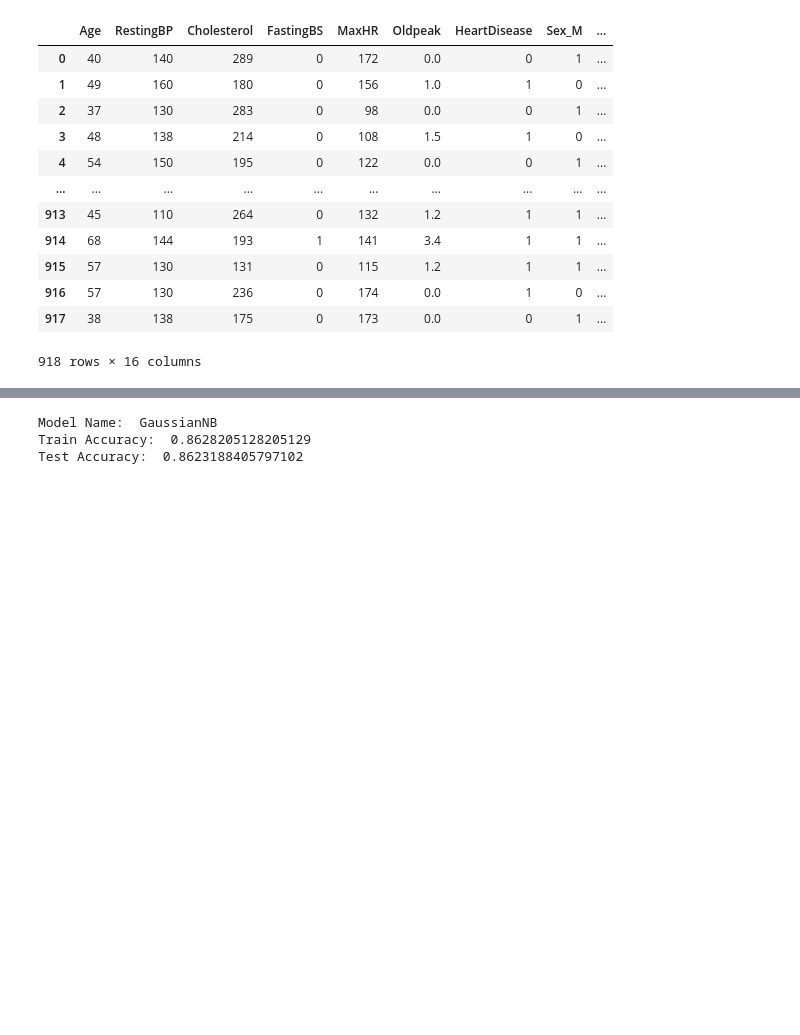
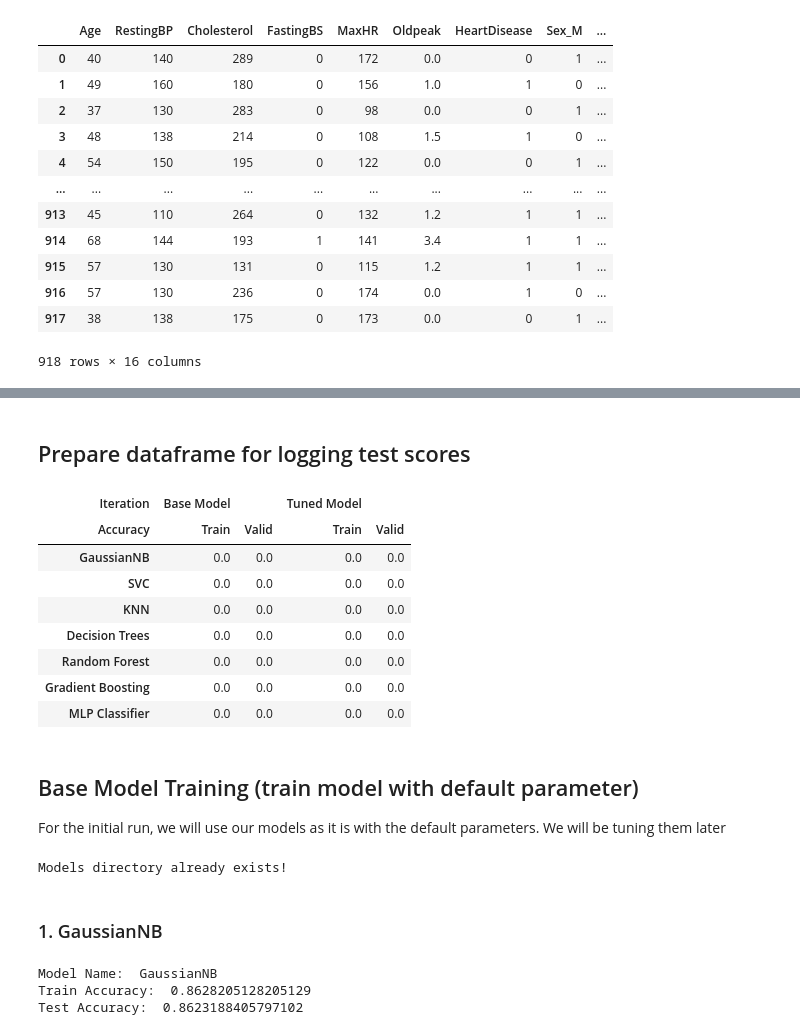
Before and after one commit to SupreetSinghDhillon/Heart-diease-Prediction, a Jupyter notebook: 03. Machine Learning.ipynb, the cells around one changed output, grey strips where cells are left out. Drawn from its saved outputs; the diff is of its cells as text; code cells hidden in the pictures; blank space fills up the shorter version.

```diff
--- a/03. Machine Learning.ipynb
+++ b/03. Machine Learning.ipynb
@@ -147,7 +121,0 @@ model = GaussianNB()
-# %%
-# Train model
-train_model(model, "GaussianNB", X_train_scaled, y_train, X_test_scaled, y_test)
-# %% [output]
-Model Name:  GaussianNB
-Train Accuracy:  0.8628205128205129
-Test Accuracy:  0.8623188405797102
@@ -153,0 +131,32 @@ Test Accuracy:  0.8623188405797102
+# %% [markdown]
+## Prepare dataframe for logging test scores
+# %%
+iterables = [['Base Model', 'Tuned Model'],['Train', 'Valid']]
+multi = pd.MultiIndex.from_product(iterables, names=['Iteration', 'Accuracy'])
+scores = pd.DataFrame(np.zeros(7*4).reshape(7,4),
+                      index = ['GaussianNB',  'SVC', 'KNN', 'Decision Trees', 'Random Forest', 'Gradient Boosting',
+                              'MLP Classifier'],
+                      columns=multi)
+scores
+# %% [output]
+| Iteration | Base Model |  | Tuned Model |  |
+| Accuracy | Train | Valid | Train | Valid |
+| GaussianNB | 0.0 | 0.0 | 0.0 | 0.0 |
+| SVC | 0.0 | 0.0 | 0.0 | 0.0 |
+| KNN | 0.0 | 0.0 | 0.0 | 0.0 |
+| Decision Trees | 0.0 | 0.0 | 0.0 | 0.0 |
+| Random Forest | 0.0 | 0.0 | 0.0 | 0.0 |
+| Gradient Boosting | 0.0 | 0.0 | 0.0 | 0.0 |
+| MLP Classifier | 0.0 | 0.0 | 0.0 | 0.0 |
+# %% [markdown]
+## Base Model Training (train model with default parameter)
+For the initial run, we will use our models as it is with the default parameters. We will be tuning them later
+# %%
+# Directory to save models
+if not os.path.exists("models/"):
+    print("Initiated Models directory!")
+    os.makedirs("models")
+else:
+    print("Models directory already exists!")
+# %% [output]
+Models directory already exists!
@@ -153,0 +174,14 @@ Test Accuracy:  0.8623188405797102
+# %% [markdown]
+### 1. GaussianNB
+# %%
+# Initiate model
+model = GaussianNB()
+
+# Train model
+train, valid = train_model(model, "GaussianNB", X_train_scaled, y_train, X_test_scaled, y_test)
+scores.loc['GaussianNB', ['Base Model'][0]].loc['Train'] = train
+scores.loc['GaussianNB', ['Base Model'][0]].loc['Valid'] = valid
+# %% [output]
+Model Name:  GaussianNB
+Train Accuracy:  0.8628205128205129
+Test Accuracy:  0.8623188405797102
```
Also changed, not shown: parts of 36 cells of this notebook, 6 other files.
